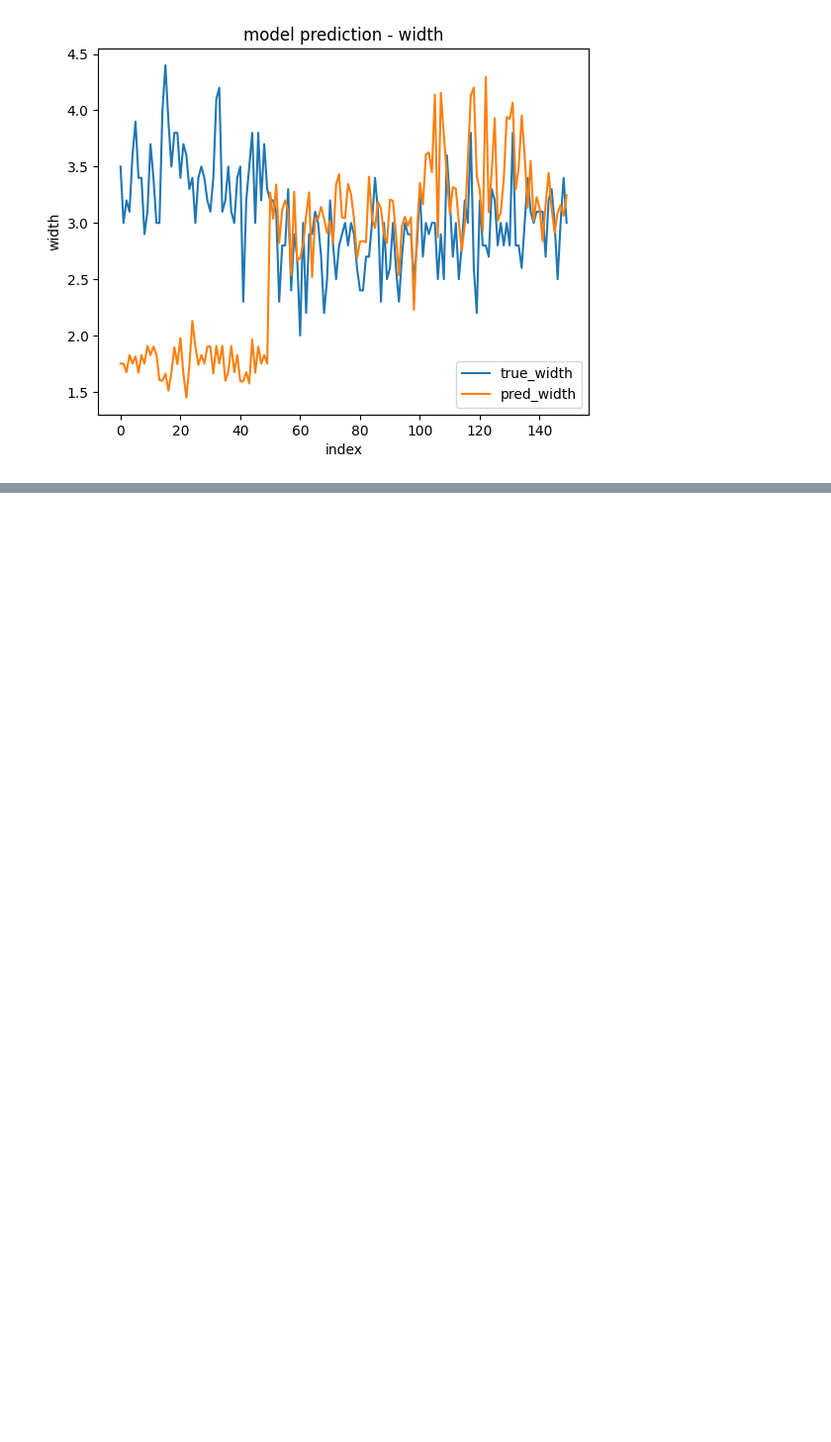
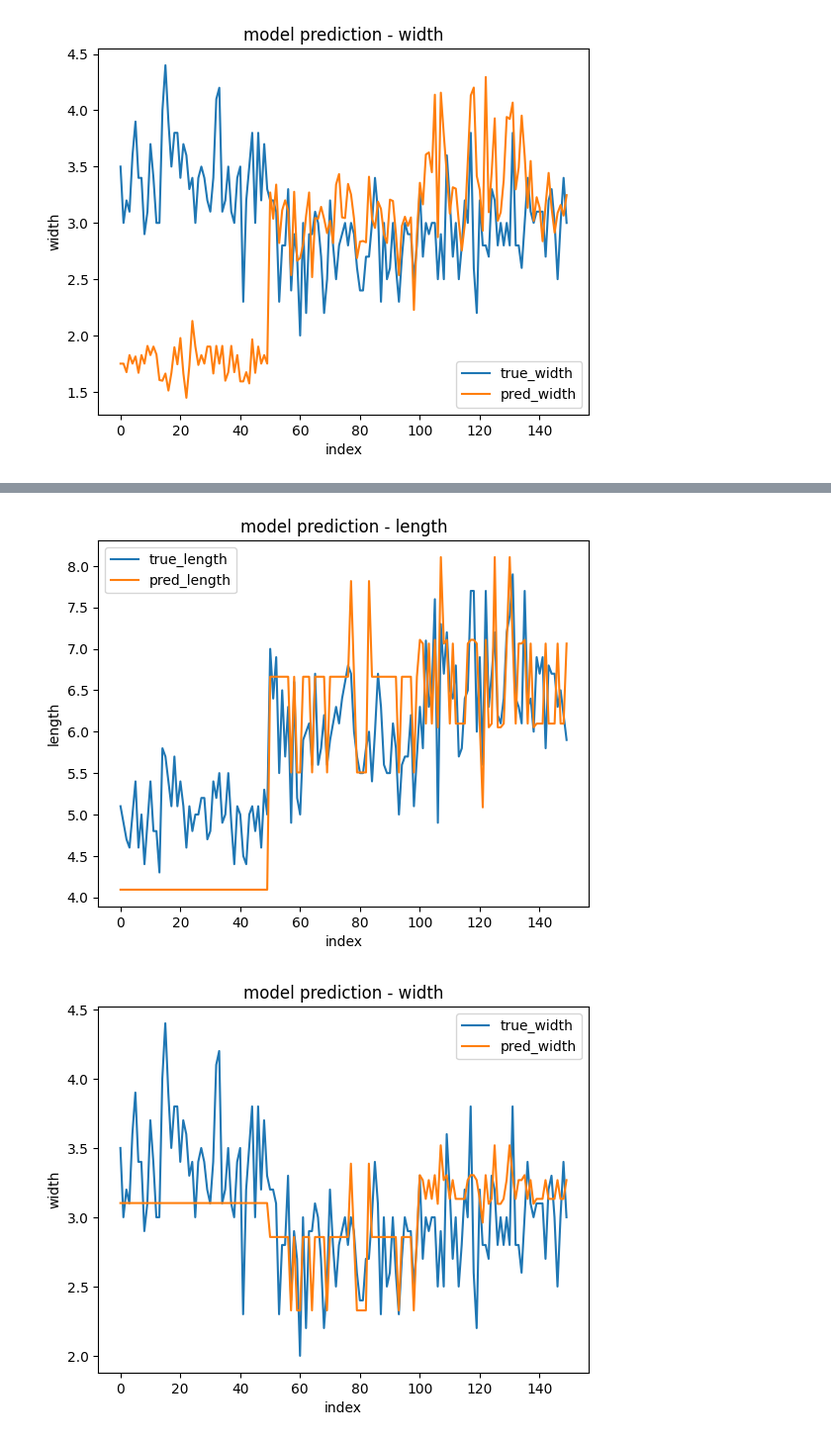
Before and after one commit to Nedian0Brien/DeepLearning_lecture, a Jupyter notebook: 과제2 코드.ipynb, the cells around one changed output, grey strips where cells are left out. Shown at 99% size. Drawn from its saved outputs; the diff is of its cells as text; code cells hidden in the pictures; blank space fills up the shorter version.

Commit message:
종별 클래스 데이터(species)를 원-핫 인코딩하여 feature로 사용

```diff
--- a/과제2 코드.ipynb
+++ b/과제2 코드.ipynb
@@ -382,0 +378,19 @@ df_iris.loc[df_iris['species_encoded'] == 1].head()
+# %%
+x = df_iris[['petal_length', 'petal_width', 'species_Iris-setosa', 'species_Iris-versicolor', 'species_Iris-virginica']]
+y = df_iris[['sepal_length', 'sepal_width']]
+# %%
+model = Sequential()
+
+model.add(Dense(2, input_dim=5, activation='relu', name='Dense_1'))
+model.add(Dense(6, activation='relu', name='Dense_2'))
+model.add(Dense(12, activation='relu', name='Dense_3'))
+model.add(Dense(2, activation='linear', name='Output'))
+model.summary()
+
+model.compile(loss='mse', optimizer='adam', metrics=['accuracy'])
+
+# convert input data to integers
+x = x.astype(int)
+
+# fit the model
+history = model.fit(x, y, epochs=10, batch_size=3)
@@ -382,0 +436,30 @@ df_iris.loc[df_iris['species_encoded'] == 1].head()
+# %%
+#예측값 오차 계산하기
+y_predict = model.predict(x)
+y_predict
+
+import numpy as np
+print('전체 오차 값: ', np.mean((y_predict - y)**2))
+
+#새로운 데이터 예측값 시각화하기
+plt.plot(y['sepal_length'], label=('true_length'))
+plt.plot(y_predict[:, 0], label=('pred_length'))
+
+plt.title('model prediction - length')
+plt.xlabel('index')
+plt.ylabel('length')
+
+plt.legend()
+plt.show()
+
+#새로운 데이터 예측값 시각화하기
+plt.plot(y['sepal_width'], label=('true_width'))
+plt.plot(y_predict[:, 1], label=('pred_width'))
+
+plt.title('model prediction - width')
+plt.xlabel('index')
+plt.ylabel('width')
+
+plt.legend()
+plt.show()
+# %% [output]
@@ -382,0 +468,2 @@ df_iris.loc[df_iris['species_encoded'] == 1].head()
+[figure, added]
+[figure, added]
```
Also changed, not shown: parts of 6 cells of this notebook.
